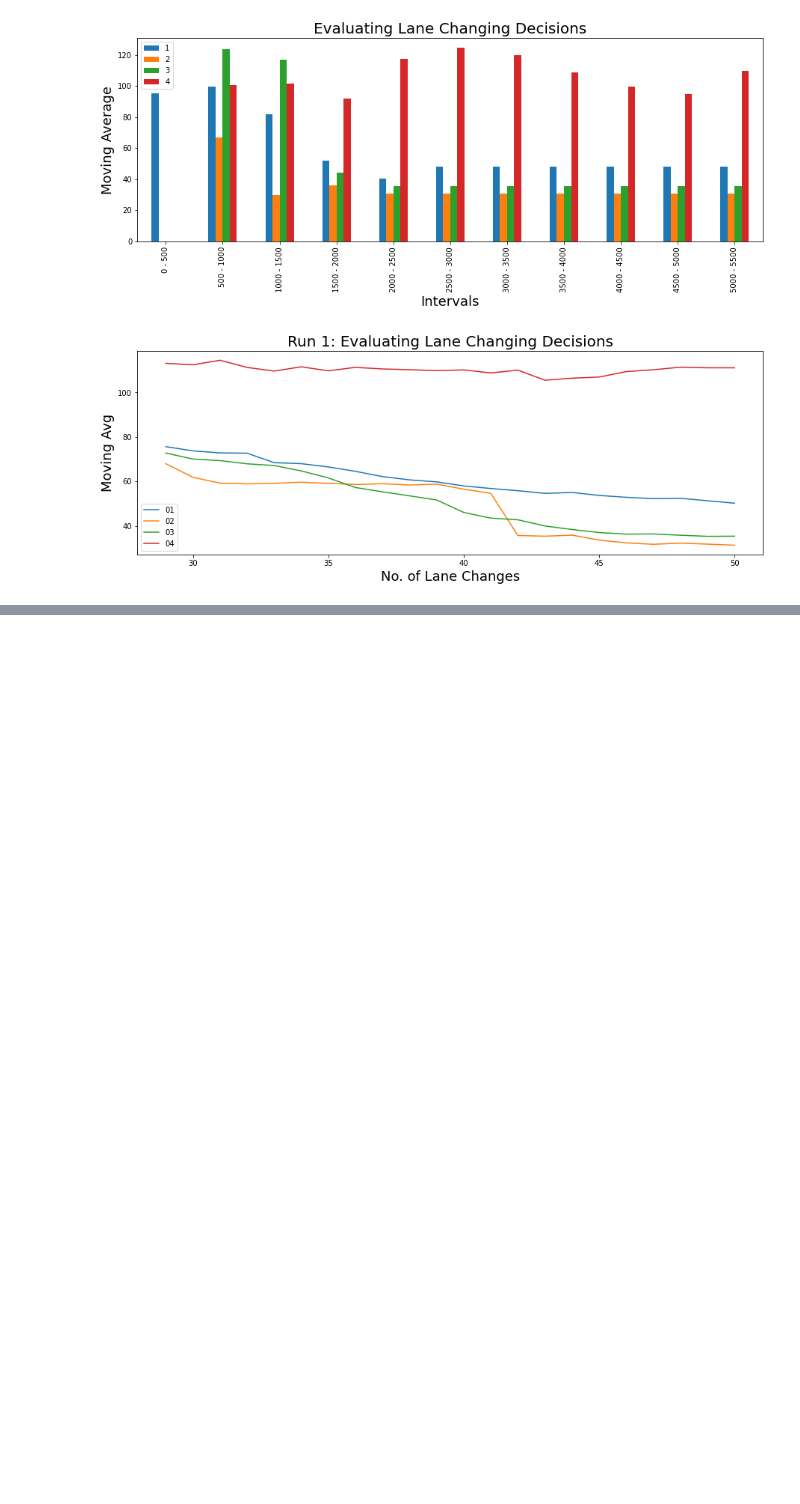
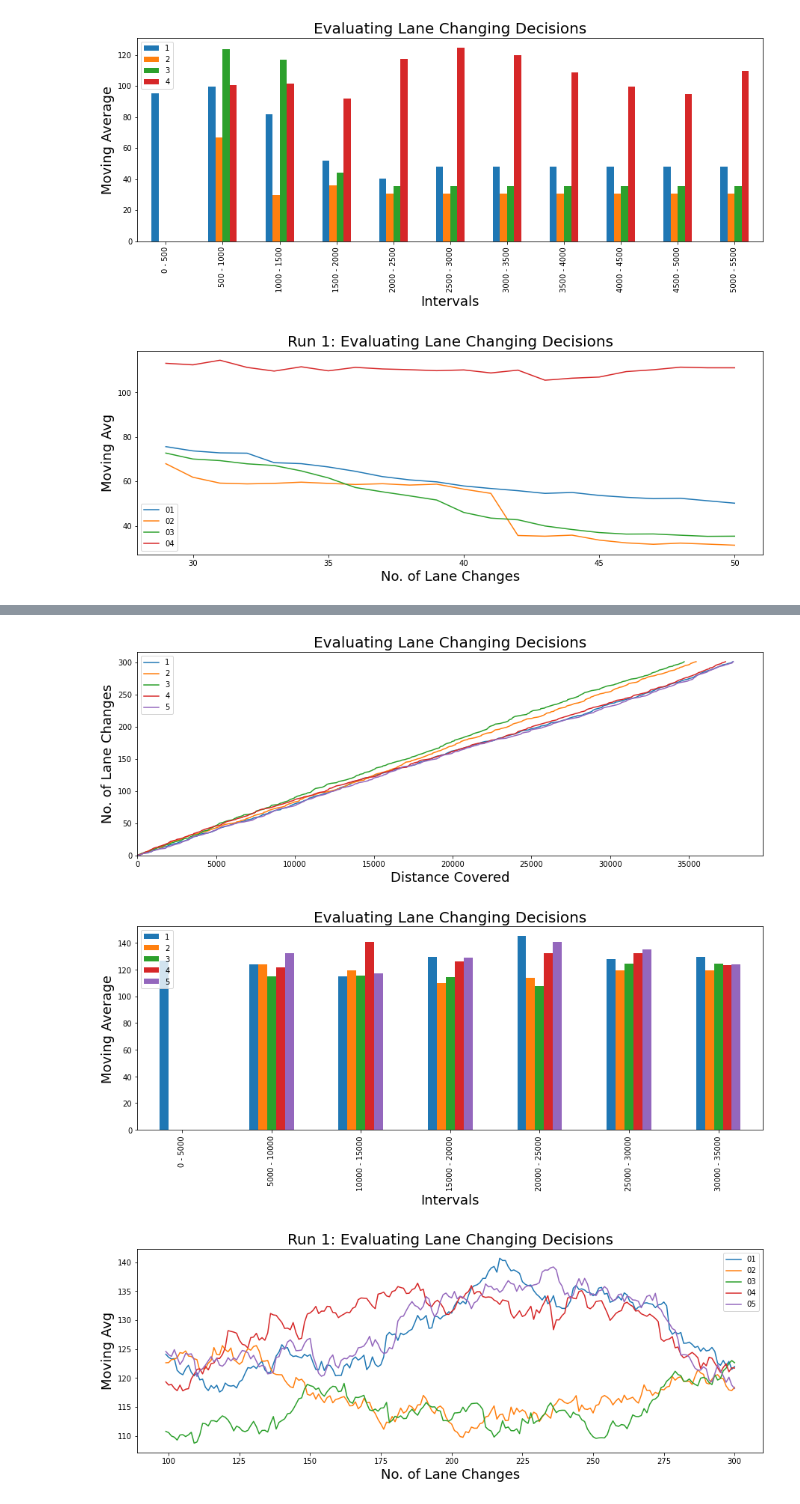
Before and after one commit to Shiv3901/Model_Tester, a Jupyter notebook: Experiment_oct_14.ipynb, the cells around one changed output, grey strips where cells are left out. Cells and saved outputs as stored; diff of their text form; code cells hidden in the pictures; blank space fills up the shorter version.

```diff
--- a/Experiment_oct_14.ipynb
+++ b/Experiment_oct_14.ipynb
@@ -57,0 +54,9 @@ runs_9 = Generate.Generate("trial_2", paths_9, 5)
+# %%
+paths_final = ["run_3.csv"]
+runs_final = Generate.Generate("run_final", paths_final, 5)
+# %%
+ _ = runs_final.generate_all_plots("decision", "Evaluating Lane Changing Decisions", 5000, 100) # variable, title, width, window size
+# %% [output]
+[figure, added]
+[figure, added]
+[figure, added]
```
Also changed, not shown: parts of 2 cells of this notebook, 11 other files.
